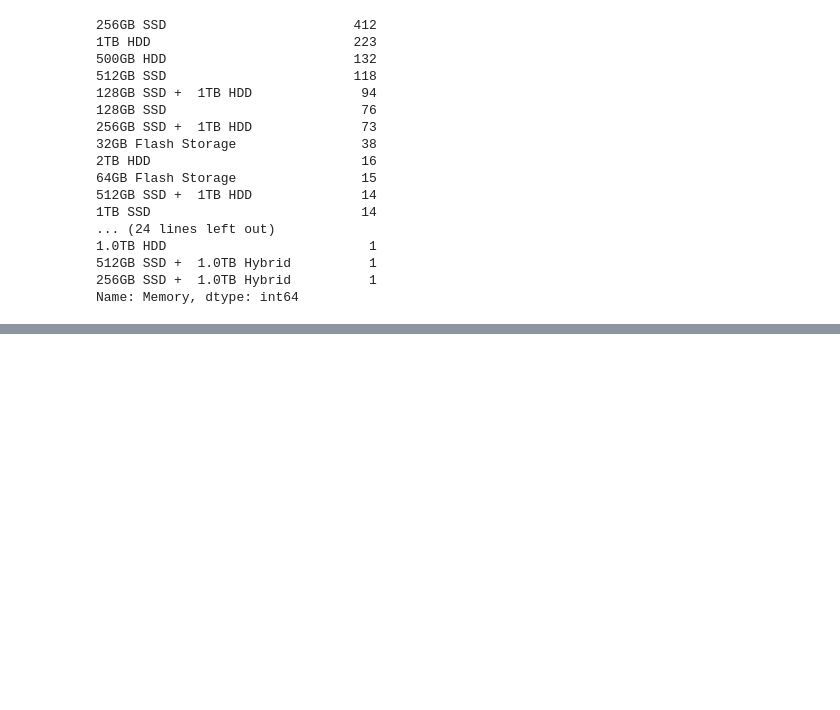
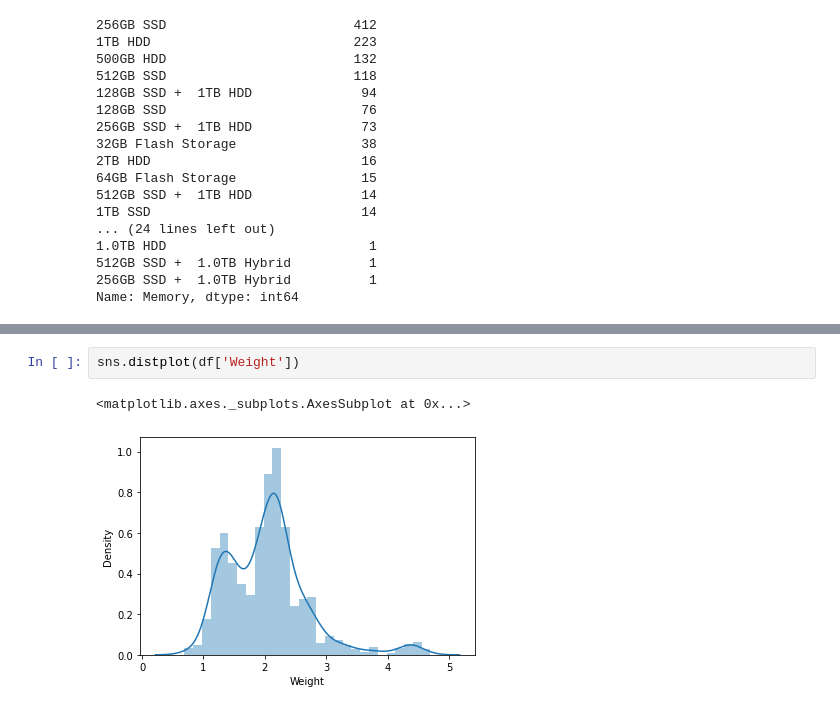
Before and after one commit to akriti0998/Laptop_Price_Predicton_ML, a Jupyter notebook: Laptop_Price_Predictor.ipynb, the cells around one changed output, grey strips where cells are left out. Drawn from its saved outputs; the diff is of its cells as text; blank space fills up the shorter version.

```diff
--- a/Laptop_Price_Predictor.ipynb
+++ b/Laptop_Price_Predictor.ipynb
@@ -369,0 +491,5 @@ Name: Memory, dtype: int64
+# %%
+sns.distplot(df['Weight'])
+# %% [output]
+<matplotlib.axes._subplots.AxesSubplot at 0x...>
+[figure, added]
```
Also changed, not shown: parts of 31 cells of this notebook.
